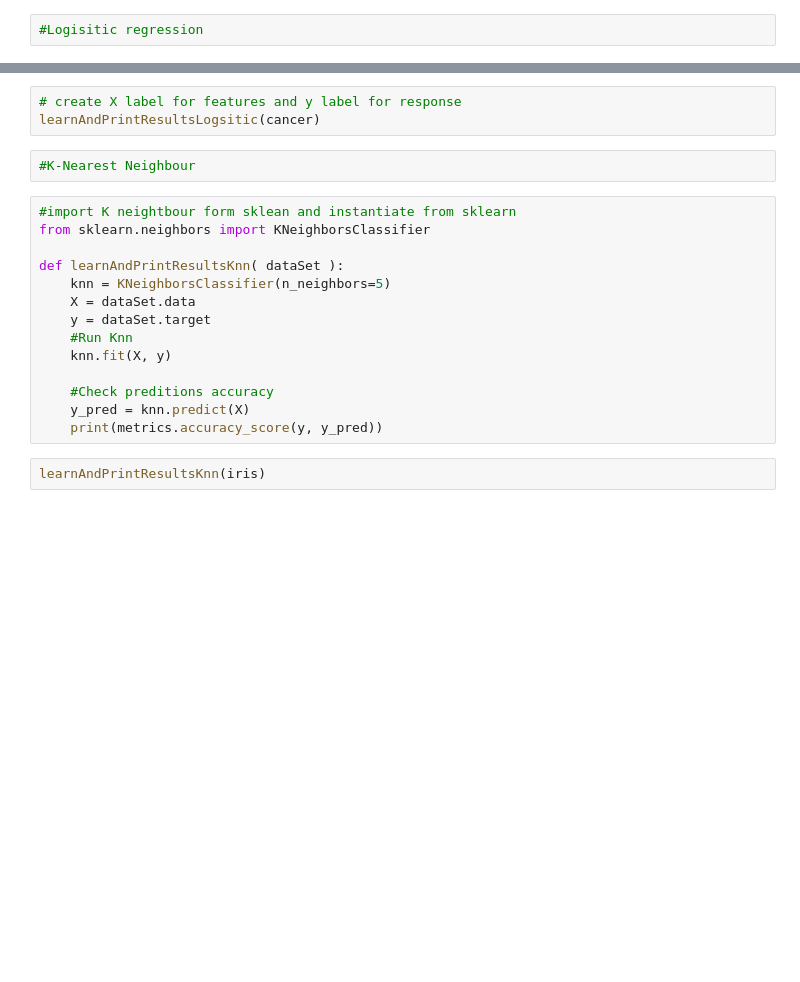
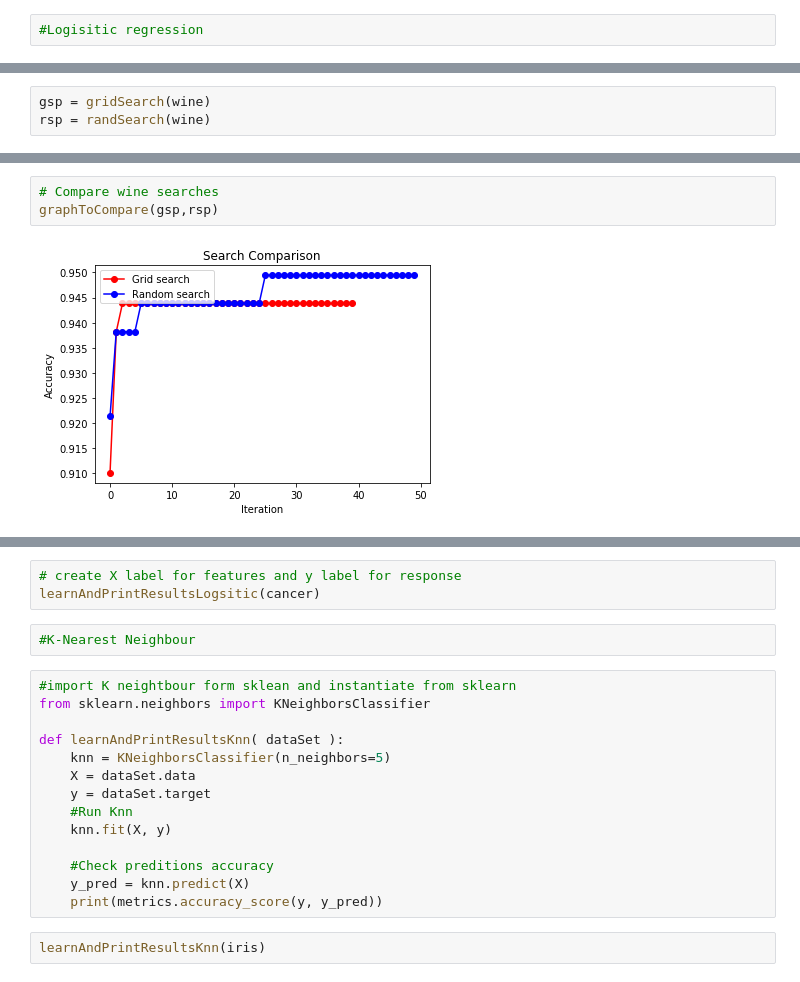
Before and after one commit to C-Nev/CS4404, a Jupyter notebook: Model Comparison.ipynb, the cells around one changed output, grey strips where cells are left out. Saved outputs shown, nothing was run; the diff lists cells and outputs as text; blank space fills up the shorter version.

```diff
--- a/Model Comparison.ipynb
+++ b/Model Comparison.ipynb
@@ -75,0 +147,3 @@ Done
+# %%
+gsp = gridSearch(wine)
+rsp = randSearch(wine)
@@ -75,0 +171,5 @@ Done
+# %%
+# Compare wine searches
+graphToCompare(gsp,rsp)
+# %% [output]
+[figure, added]
```
Also changed, not shown: parts of 14 cells of this notebook, 2 other files.
